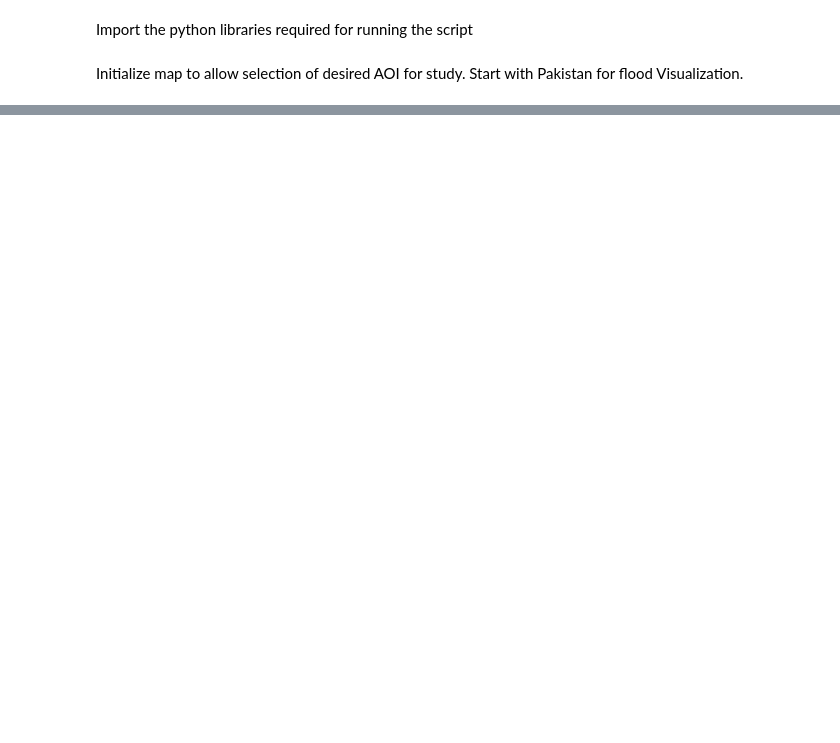
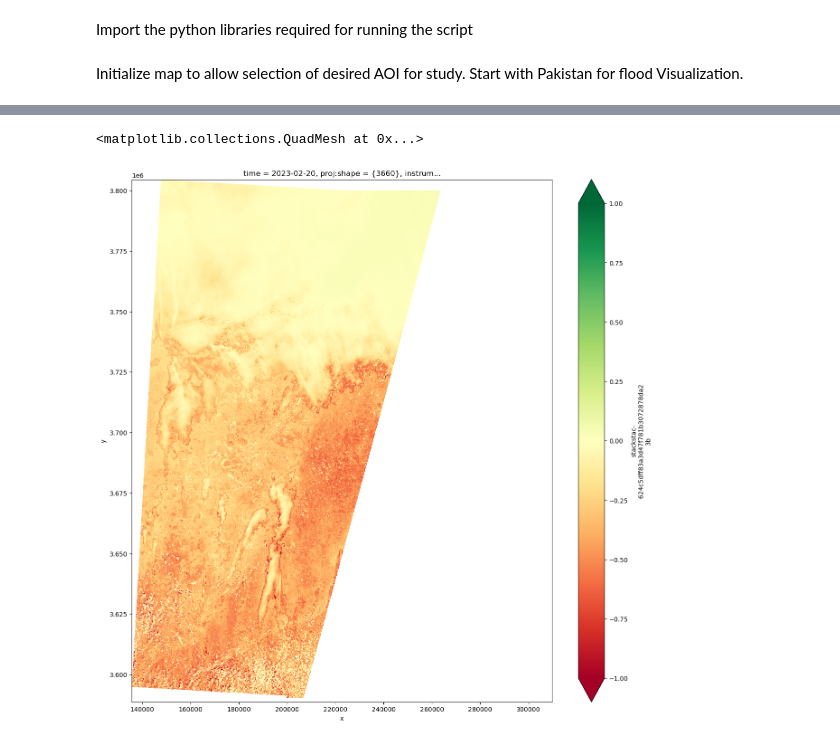
Before and after one commit to NASA-IMPACT/summer-school-2023, a Jupyter notebook: chapter-2/hls_applications_example.ipynb, the cells around one changed output, grey strips where cells are left out. Saved outputs shown, nothing was run; the diff lists cells and outputs as text; code cells hidden in the pictures; blank space fills up the shorter version.

```diff
--- a/chapter-2/hls_applications_example.ipynb
+++ b/chapter-2/hls_applications_example.ipynb
@@ -201 +231,33 @@ def calculate_TVI(stack, band1_name, band2_name, band3_name):
+# %%
+def prepare_items(event, collection_name, bbox, start_date=None, end_date=None):
+    """
+    Prepare stack based on the selected event, datetime, and collection type
+    ARGS:
+        event (str): Name of event, any key from EVENT_DETAILS
+        collection_name (str): One of [HLSS30, HLSL30]
+        bbox (list): List of bounding box coordinates (in geojson format).
+        start_date (str): optional, start_date if custom date range
+        start_date (str): optional, end_date if custom date range
+    """
+    if not(start_date) or not(end_date):
+        start_date = EVENT_DETAILS[event]['start_date']
+        end_date = EVENT_DETAILS[event]['end_date']
+    results = api.search(
+        intersects=bbox["features"][0]["geometry"],
+        datetime=f"{start_date}/{end_date}",
+        collections=[collection_name]
+    )
+    items = results.item_collection()
+    for item in results.items():
+        print(item.id)
+    return items
+
+def prepare_stack(items, desired_product, collection_name):
+    stack = stackstac.stack(
+        items,
+        epsg='EPSG:32616',
+        rescale=True,
+        assets=DERIVED_PRODUCTS[desired_product][collection_name],
+    )
+    return stack
 # %%
@@ -246,5 +317,8 @@ s30_ndvi_day = s30_ndvi.resample(time="1d").max()[0]
 # %%
 # Visually see the NDVI using S30 for selected location, and date.
-l30_ndvi_day.plot(vmin=-1, vmax=1, cmap="RdYlGn", figsize=(15,15))
+index_array["HLSL30"].plot(vmin=-1, vmax=1, cmap="RdYlGn", figsize=(15,15))
+# %% [output]
+<matplotlib.collections.QuadMesh at 0x...>
+[figure, added]
 # %%
 # Visually see the NDVI using S30 for selected location, and date.
```
Also changed, not shown: parts of 9 cells of this notebook.
